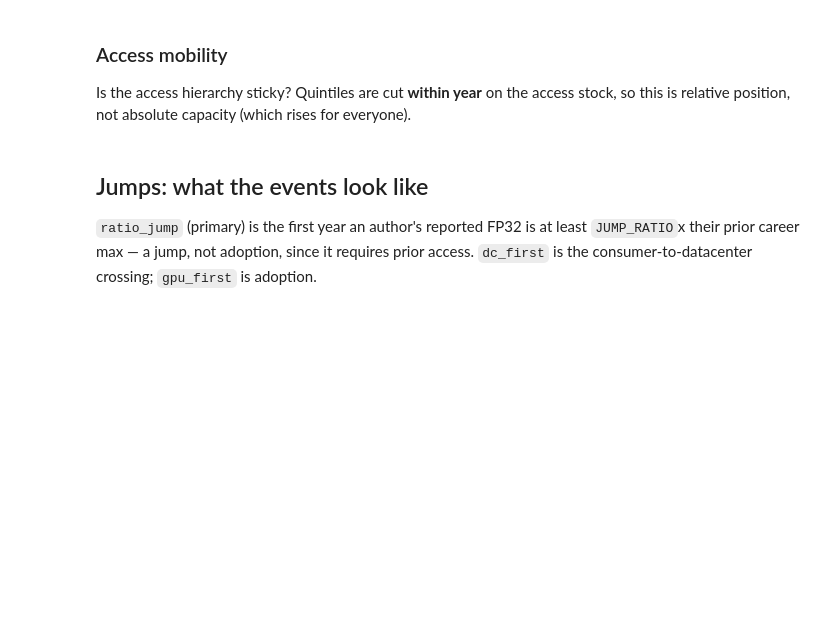
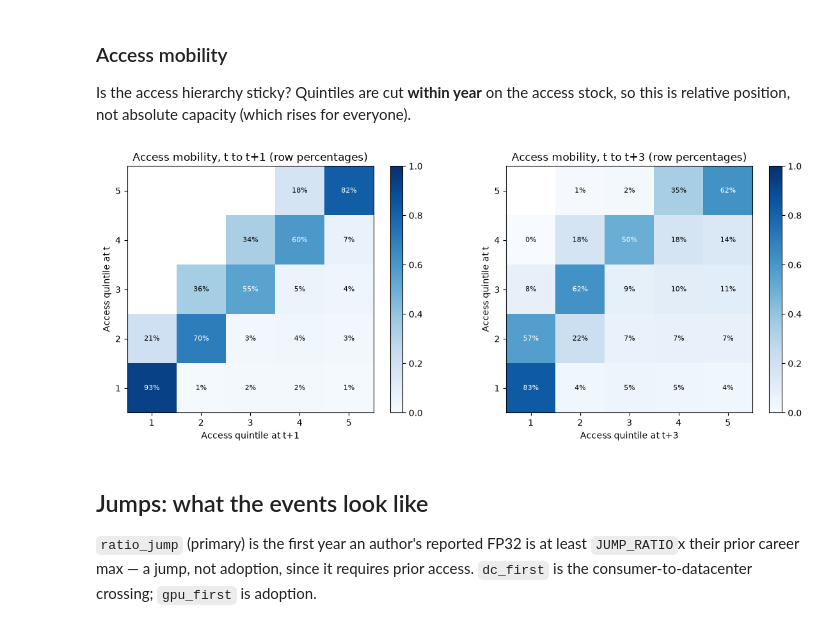
Before and after one commit to tgebhart/accelscan, a Jupyter notebook: notebooks/authors.ipynb, the cells around one changed output. Drawn from its saved outputs; the diff is of its cells as text; code cells hidden in the pictures; blank space fills up the shorter version.

```diff
--- a/notebooks/authors.ipynb
+++ b/notebooks/authors.ipynb
@@ -49,7 +45,7 @@ setup_figures('authors')
 # %% [markdown]
 ## Knobs
 # %%
-COUNT_POLICY = 'floor1'      # 'floor1' (primary) | 'explicit' (robustness)
+COUNT_POLICY = 'explicit'      # 'floor1' (primary) | 'explicit' (robustness)
 MODEL_TAG, PROMPT_VERSION = 'qwen3-14b', 'p1'
 YEAR_MIN, YEAR_MAX = 2005, 2025
 EVENT_TYPE = 'ratio_jump'    # primary event; 'dc_first' / 'gpu_first' secondary
@@ -280,32 +340,34 @@ everyone).
 # %%
 st = gpu.filter(pl.col('access_fp32_stock').is_not_null()).select(
     'authorid', 'year', 'access_fp32_stock')
 st = st.with_columns(
     q=(pl.col('access_fp32_stock').rank('ordinal').over('year')
        / pl.len().over('year') * 5).ceil().clip(1, 5).cast(pl.Int32))
 
 fig, axes = plt.subplots(1, 2, figsize=(12, 4.8))
 for ax, lag in zip(axes, (1, 3)):
     nxt = st.select('authorid', q_next='q',
                     year=pl.col('year').cast(pl.Int32) - lag).with_columns(
                         pl.col('year').cast(st.schema['year']))
     tr = st.join(nxt, on=['authorid', 'year'], how='inner')
     m = np.full((5, 5), np.nan)
     for (a, b), g in tr.group_by(['q', 'q_next']):
         m[a - 1, b - 1] = g.height
     m = m / np.nansum(m, axis=1, keepdims=True)
     im = ax.imshow(m, cmap='Blues', vmin=0, vmax=1, origin='lower')
     for i in range(5):
         for j in range(5):
             if np.isfinite(m[i, j]):
-                ax.text(j, i, f'{100*m[i, j]:.0f}', ha='center', va='center',
+                ax.text(j, i, f'{100*m[i, j]:.0f}%', ha='center', va='center',
                         fontsize=8, color='white' if m[i, j] > 0.5 else 'black')
     ax.set(xticks=range(5), yticks=range(5),
            xticklabels=range(1, 6), yticklabels=range(1, 6),
            xlabel=f'Access quintile at t+{lag}', ylabel='Access quintile at t',
            title=f'Access mobility, t to t+{lag} (row percentages)')
     fig.colorbar(im, ax=ax, fraction=0.046)
 plt.tight_layout(); plt.show()
+# %% [output]
+[figure, added]
 # %% [markdown]
 ## Jumps: what the events look like
 
```
Also changed, not shown: parts of 19 cells of this notebook, 2 other files.
